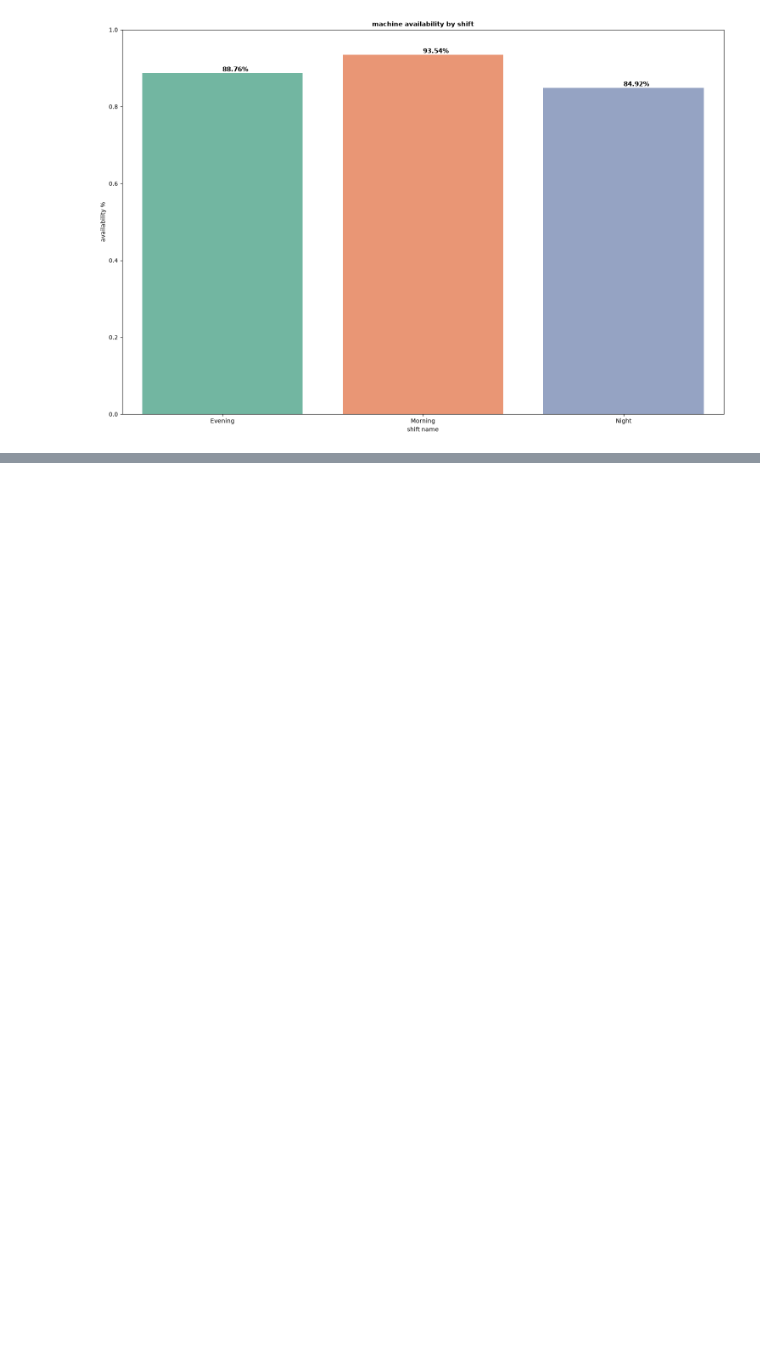
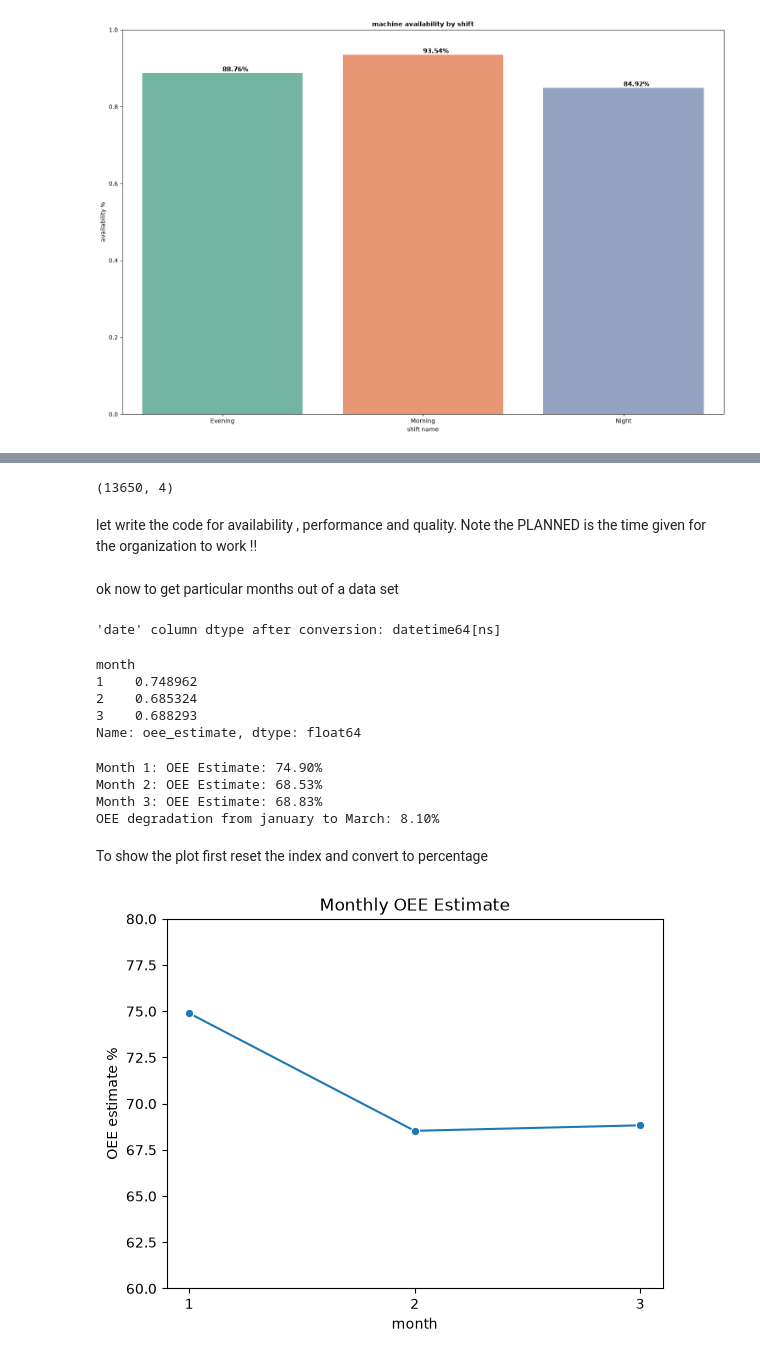
Before and after one commit to victoroluikpe/Nordex-shift-optimization-system, a Jupyter notebook: n/data_processing.ipynb, the cells around one changed output, grey strips where cells are left out. Drawn from its saved outputs; the diff is of its cells as text; code cells hidden in the pictures; blank space fills up the shorter version.

Commit message:
availability analysis conducted

```diff
--- a/n/data_processing.ipynb
+++ b/n/data_processing.ipynb
@@ -525,0 +549,14 @@ plt.show()
+# %%
+## production data
+production = (
+    shift_data[['production_id', 'shift_id', 'date', 'units_produced', 'defect_count']]
+    .drop_duplicates(subset= ['production_id'])
+    .copy()
+)
+# machine level data
+machine = (
+    shift_data[['machine_id', 'shift_id', 'date', 'downtime_minutes']]
+    .drop_duplicates()
+    .copy()
+
+)
@@ -525,0 +587,6 @@ plt.show()
+# %%
+machine.shape
+# %% [output]
+(13650, 4)
+# %% [markdown]
+let write the code for availability , performance and quality. Note the PLANNED is the time given for the organization to work !!
@@ -525,0 +623,52 @@ plt.show()
+# %% [markdown]
+ok now to get particular months out  of a data set
+# %%
+merged_production_data['date'] = pd.to_datetime(merged_production_data['date'], errors='coerce')
+print(f"'date' column dtype after conversion: {merged_production_data['date'].dtype}")
+merged_production_data['month'] = merged_production_data['date'].dt.month
+
+monthly_oee = (
+    merged_production_data.groupby('month')['oee_estimate'].mean().sort_index()
+)
+# %% [output]
+'date' column dtype after conversion: datetime64[ns]
+# %%
+display(monthly_oee.head())
+# %% [output]
+month
+1    0.748962
+2    0.685324
+3    0.688293
+Name: oee_estimate, dtype: float64
+# %%
+for month, value in monthly_oee.items():
+    print(f"Month {month}: OEE Estimate: {value*100:.2f}%")
+
+if 1 in monthly_oee.index and 3 in monthly_oee.index:
+    m1 = monthly_oee.loc[1]
+    m3 = monthly_oee.loc[3]
+    oee_degradation = (m1 - m3) / m1 * 100
+    print(f"OEE degradation from january to March: {oee_degradation:.2f}%")
+else:
+    print("OEE degradation calculation requires data for both January and March.")
+# %% [output]
+Month 1: OEE Estimate: 74.90%
+Month 2: OEE Estimate: 68.53%
+Month 3: OEE Estimate: 68.83%
+OEE degradation from january to March: 8.10%
+# %% [markdown]
+To show the plot first reset the index and convert to percentage
+# %%
+# To show the plot first reset the index
+
+monthly_oee = monthly_oee.reset_index()
+monthly_oee["oee_percentage"] = monthly_oee["oee_estimate"] * 100
+sns.lineplot(x = 'month', y = 'oee_percentage', data = monthly_oee, marker= 'o')
+plt.title('Monthly OEE Estimate')
+plt.ylabel('OEE estimate %')
+plt.ylim(60, 80)
+plt.xticks([1, 2, 3]) # month 1,2,3
+plt.xlabel('month')
+plt.show()
+# %% [output]
+[figure, added]
```
Also changed, not shown: parts of 16 cells of this notebook.
